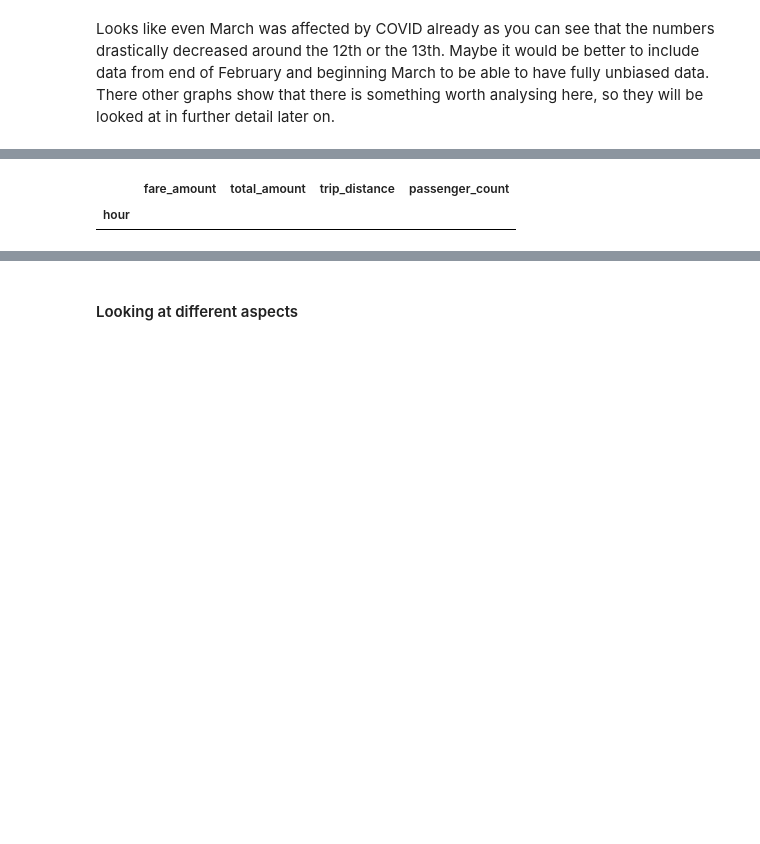
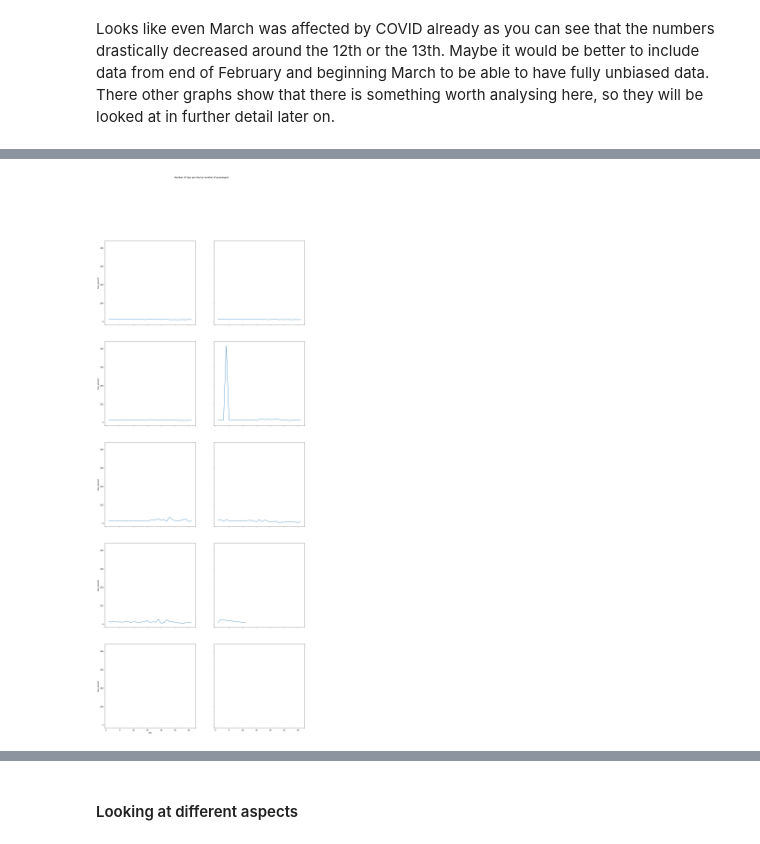
Before and after one commit to Julianna-szabo/Python_Final_Project, a Jupyter notebook: Viki.ipynb, the cells around one changed output, grey strips where cells are left out. Drawn from its saved outputs; the diff is of its cells as text; code cells hidden in the pictures; blank space fills up the shorter version.

```diff
--- a/Viki.ipynb
+++ b/Viki.ipynb
@@ -312,6 +340,0 @@ AttributeError: 'str' object has no attribute 'passenger_count'
-# %%
-passenger = 1
-avg_fair_by_hour[avg_fair_by_hour['passenger_count'] == passenger]
-# %% [output]
-|  | fare_amount | total_amount | trip_distance | passenger_count |
-| hour |  |  |  |  |
@@ -357,0 +341,14 @@ plt.show()
+# %%
+passenger_count = avg_fair_by_day.passenger_count.unique()
+
+fig, axes = plt.subplots(nrows=len(passenger_count)//2+1, ncols=2, sharex = True, sharey = True,
+                         figsize=(20,50))
+fig.suptitle('Number of trips per day by number of passangers')
+i = 0
+for passenger in passenger_count:
+    sns.lineplot(data = avg_fair_by_day[avg_fair_by_day['passenger_count'] == passenger],
+                 x = 'day', y = 'fare_amount', ax=axes[i//2, i%2],)
+    i += 1
+plt.show()
+# %% [output]
+[figure, added]
```
Also changed, not shown: parts of 18 cells of this notebook.
